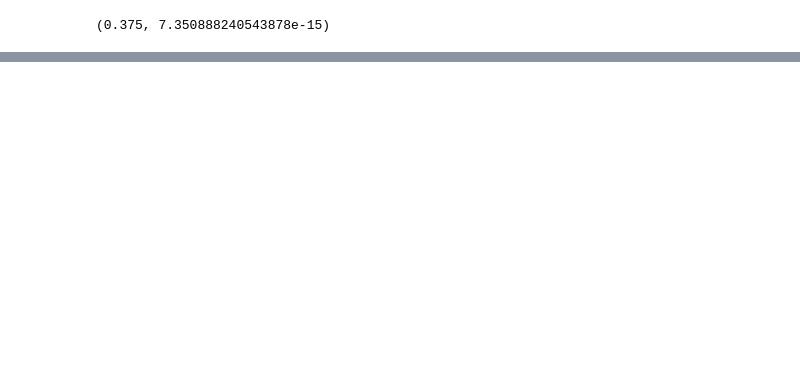
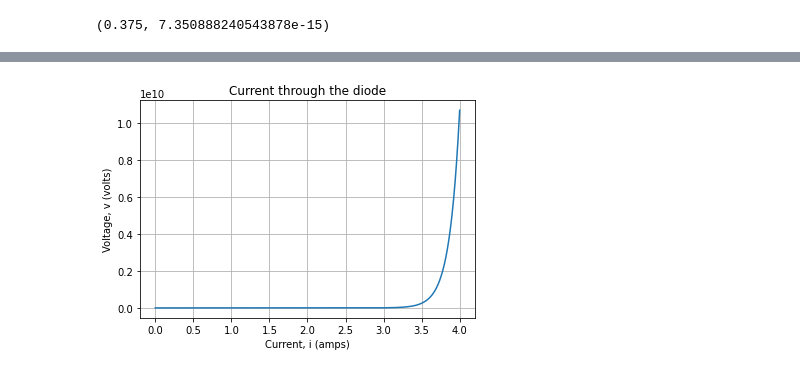
Before and after one commit to ENELEngineering/ENEL102, a Jupyter notebook: assignmentFour.ipynb, the cells around one changed output, grey strips where cells are left out. Saved outputs shown, nothing was run; the diff lists cells and outputs as text; code cells hidden in the pictures; blank space fills up the shorter version.

```diff
--- a/assignmentFour.ipynb
+++ b/assignmentFour.ipynb
@@ -76,3 +76,25 @@ print(f_volume)
 (0.375, 7.350888240543878e-15)
 # %% [markdown]
 ![QuestionFive](images/q5.png)
+# %%
+import matplotlib.pyplot as plt
+import numpy as np
+import sympy as sp
+
+def i(v):
+    return 0.001*(np.exp(7.5*v) - 1.1)
+v = np.linspace(0,4,200)
+
+plt.plot(v, i(v))
+plt.title("Current through the diode")
+plt.xlabel("Current, i (amps)")
+plt.ylabel("Voltage, v (volts)")
+plt.grid()
+plt.show()
+
+# vb = np.linspace(-10,10,200)
+v, b = sp.symbols("v b")
+# equation = sp.Eq(vb, 120*(0.001*(sp.exp(7.5*v) - 1.1)) + v)
+sp.pprint(sp.solve(sp.Eq(b, 120*(0.001*(sp.exp(7.5*v) - 1.1)) + v), v))
+# %% [output]
+[figure, added]
```
Also changed, not shown: parts of 1 cell of this notebook.
